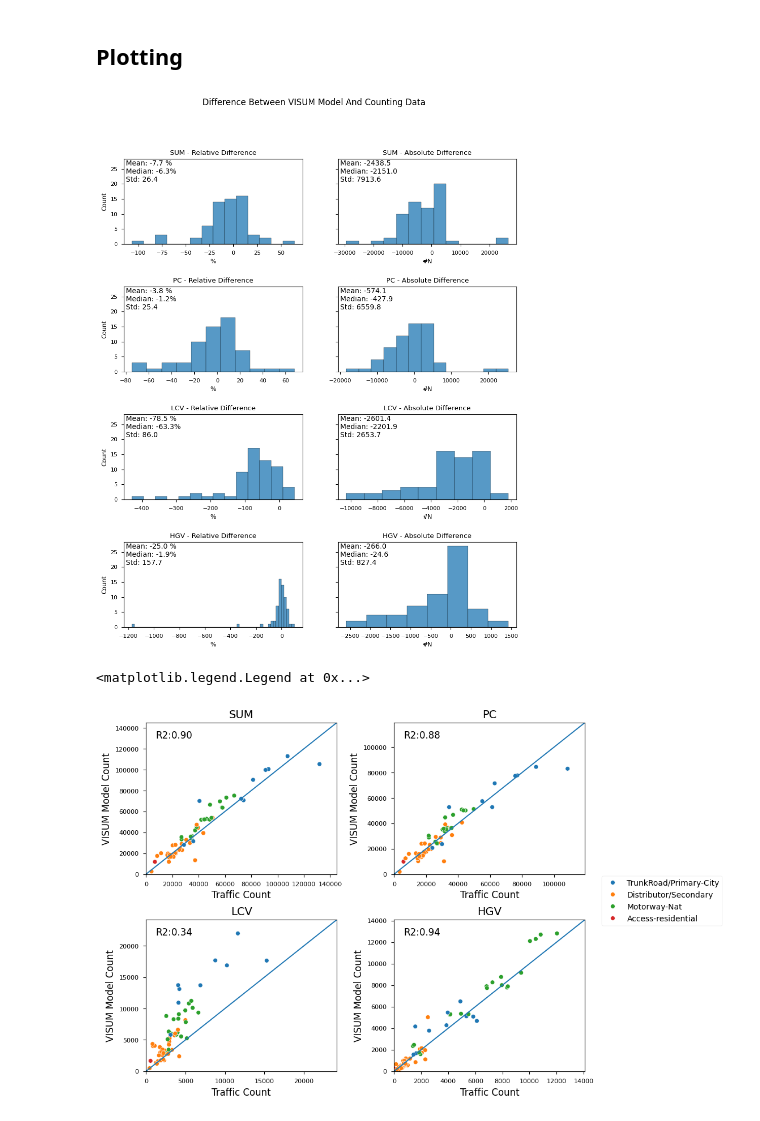
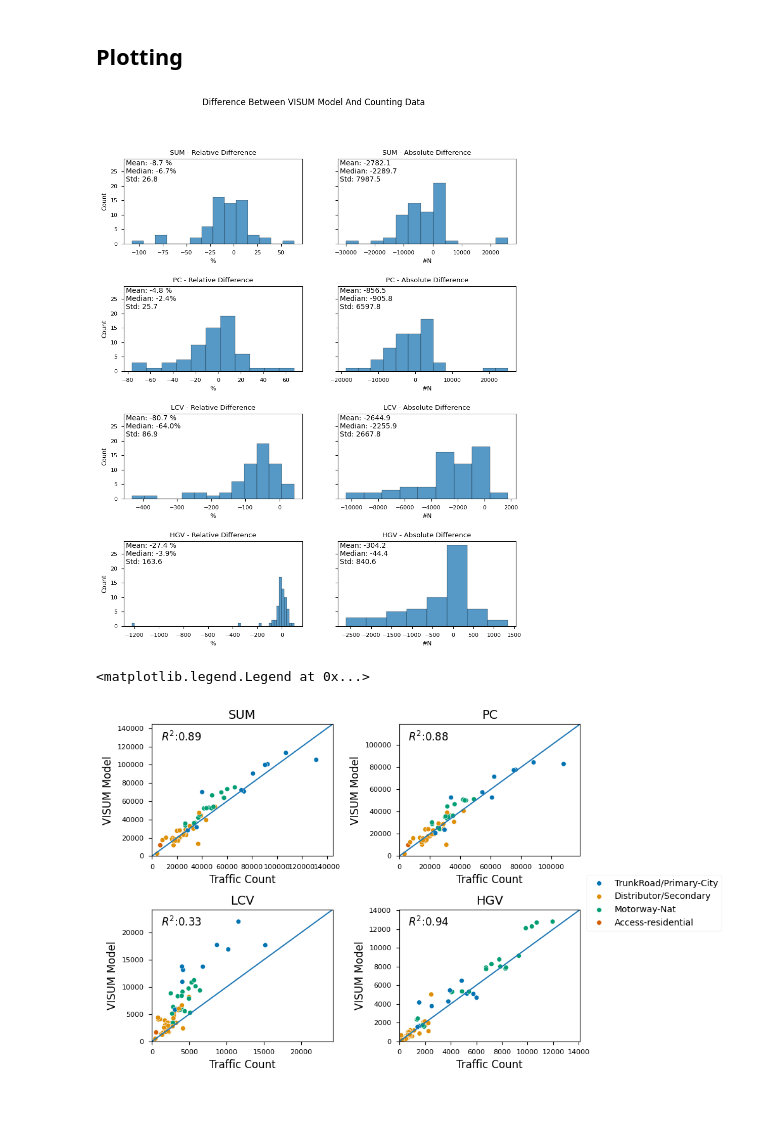
Before and after one commit to tum-esm/drive-inventory, a Jupyter notebook: notebooks/plotting and diagnostics/plot_traffic_model_validation.ipynb, the cells around one changed output. Cells and saved outputs as stored; diff of their text form; code cells hidden in the pictures.

```diff
--- a/notebooks/plotting and diagnostics/plot_traffic_model_validation.ipynb
+++ b/notebooks/plotting and diagnostics/plot_traffic_model_validation.ipynb
@@ -52,7 +52,7 @@ visum_sum = visum_links.groupby('road_link_id').agg({'dtv_SUM': 'sum',
 # %% [markdown]
 ## Notebook Functions
 # %%
-def iqr_mean(input, iqr_range =(10, 99)):
+def iqr_mean(input, iqr_range =(2.5, 97.5)):
     lower_bound = np.percentile(input, iqr_range[0])
     upper_bound = np.percentile(input, iqr_range[1])
     return np.mean(input[(input >= lower_bound) & (input <= upper_bound)])
@@ -75,14 +75,15 @@ def normal(mean, std, color="black"):
 # %%
 mean_normweekday_2019 = cnt_data_normweekday_2019.groupby(['road_link_id', 'vehicle_class'])['daily_value'].apply(iqr_mean)
 mean_normweekday_2019 = mean_normweekday_2019.reset_index().pivot(index='road_link_id', columns = 'vehicle_class')
+mean_normweekday_2019 = mean_normweekday_2019.droplevel(0, axis=1)
 # combine visum and counting data
-combined = pd.concat([visum_sum, mean_normweekday_2019], axis =1).dropna()
+combined = pd.merge(visum_sum, mean_normweekday_2019, left_index=True, right_index=True).dropna()
 
 for vc in  ['SUM', 'PC', 'HGV', 'LCV']:
-    combined[f'{vc}_diff'] = combined[('daily_value', vc)] - combined[f'dtv_{vc}']
-    combined[f'{vc}_diff_r'] = (combined[f'{vc}_diff']/combined[('daily_value', vc)])*100
+    combined[f'{vc}_diff'] = combined[vc] - combined[f'dtv_{vc}']
+    combined[f'{vc}_diff_r'] = (combined[f'{vc}_diff']/combined[vc])*100
 
-combined['sqv_SUM'] = combined.apply(lambda row: calc_sqv(Observed=row[('daily_value', 'SUM')],
+combined['sqv_SUM'] = combined.apply(lambda row: calc_sqv(Observed = row['SUM'],
                                                           Model = row['dtv_SUM']), axis = 1)
 # %% [markdown]
 ## Plotting
@@ -114,51 +115,55 @@ for vc in ['SUM', 'PC', 'LCV', 'HGV']:
 fig.suptitle('Difference Between VISUM Model And Counting Data')
 plt.subplots_adjust(hspace=0.5)
 # %% [output]
-[figure, old version]
+[figure, new version]
+# %%
+colors = dict(zip(combined['road_type'].unique(), sns.color_palette('colorblind')))
 # %%
-fig, ax  = plt.subplots(2,2, figsize = (10,8))
+fig, ax  = plt.subplots(2,2, figsize = (8,6), tight_layout=True, squeeze=False)
 
 data = combined
 col = 0
 row = 0
 
+
+
 for vc in ['SUM', 'PC', 'LCV', 'HGV']:
 
-    data_x = data[('daily_value', vc)]
+    data_x = data[vc]
     data_y = data[f'dtv_{vc}']
 
-    sns.scatterplot(ax = ax[row, col], x=data_x, y=data_y, hue=combined['road_type'])
+    sns.scatterplot(ax = ax[row, col], x=data_x, y=data_y, hue=combined['road_type'], palette=colors, s =30)
     ax[row, col].axline([0,0],[1,1])
     ax[row, col].get_legend().remove()
 
-    ax[row, col].set_ylabel('VISUM Model Count', fontsize = 12)
+    ax[row, col].set_ylabel('VISUM Model', fontsize = 12)
     ax[row, col].set_xlabel('Traffic Count', fontsize = 12)
     ax[row, col].set_title(f'{vc}', fontsize = 14)
 
     ax[row,col].set_xlim(0,max(pd.concat([data_x, data_y]))*1.1)
     ax[row,col].set_ylim(0,max(pd.concat([data_x, data_y]))*1.1)
 
     r2 = r2_score(data_y, data_x)
 
-    text = f'R2:{r2:.2f}'
+    text = f'$R^2$:{r2:.2f}'
     ax[row,col].text(.05, .95, text, ha='left', va='top',
                      transform=ax[row,col].transAxes, fontsize=12)
 
     col+=1
     if col >= 2:
         col=0
         row +=1
 
 plt.subplots_adjust(wspace=0.3)
 plt.subplots_adjust(hspace=0.3)
 
 handles, labels = plt.gca().get_legend_handles_labels()
 by_label = dict(zip(labels, handles))
-fig.legend(by_label.values(), by_label.keys(), bbox_to_anchor=(1.15, 0.55), fontsize = 10)
+fig.legend(by_label.values(), by_label.keys(), bbox_to_anchor=(1.25, 0.55), fontsize = 10)
 #fig.suptitle('VISUM Fit Statistics')
 # %% [output]
 <matplotlib.legend.Legend at 0x...>
-[figure, old version]
+[figure, new version]
 # %%
 fig = plt.figure(figsize=(7,3))
 
```
Also changed, not shown: parts of 2 cells of this notebook, 2 other files.
